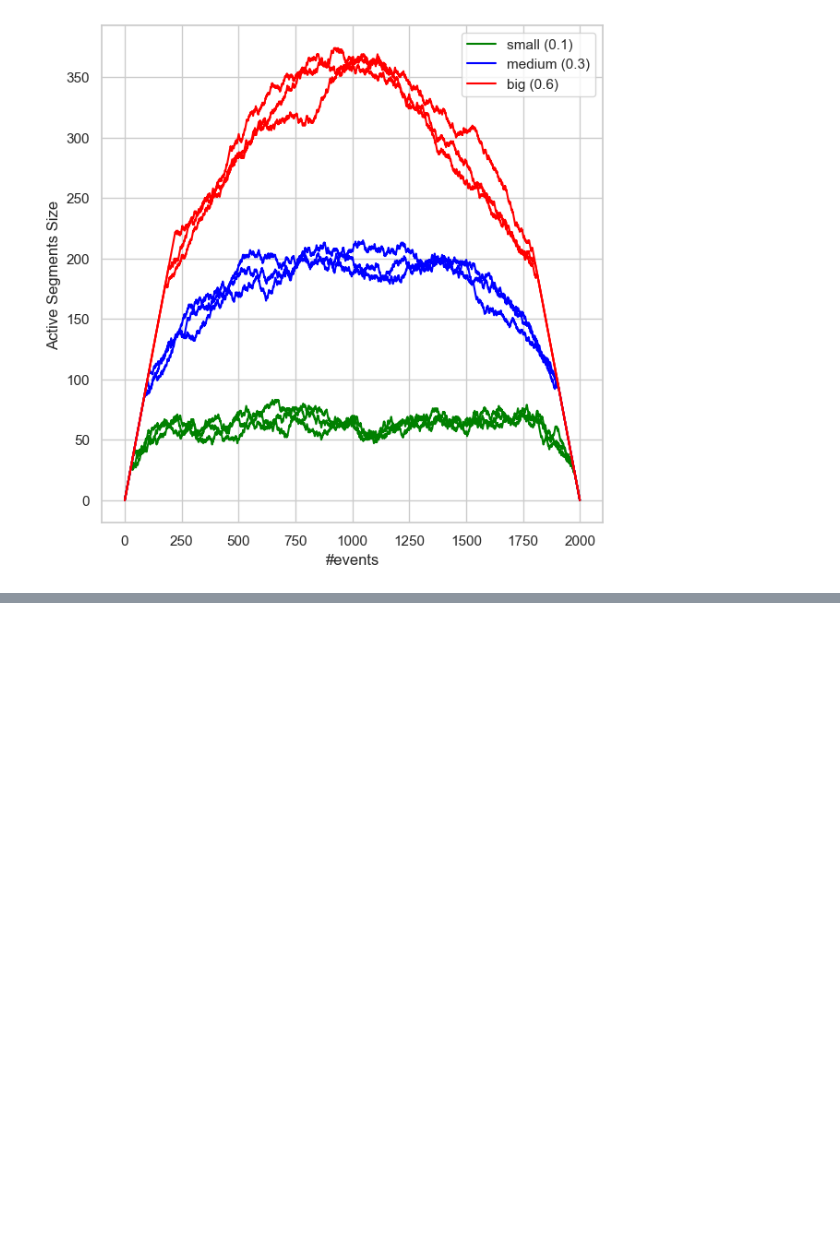
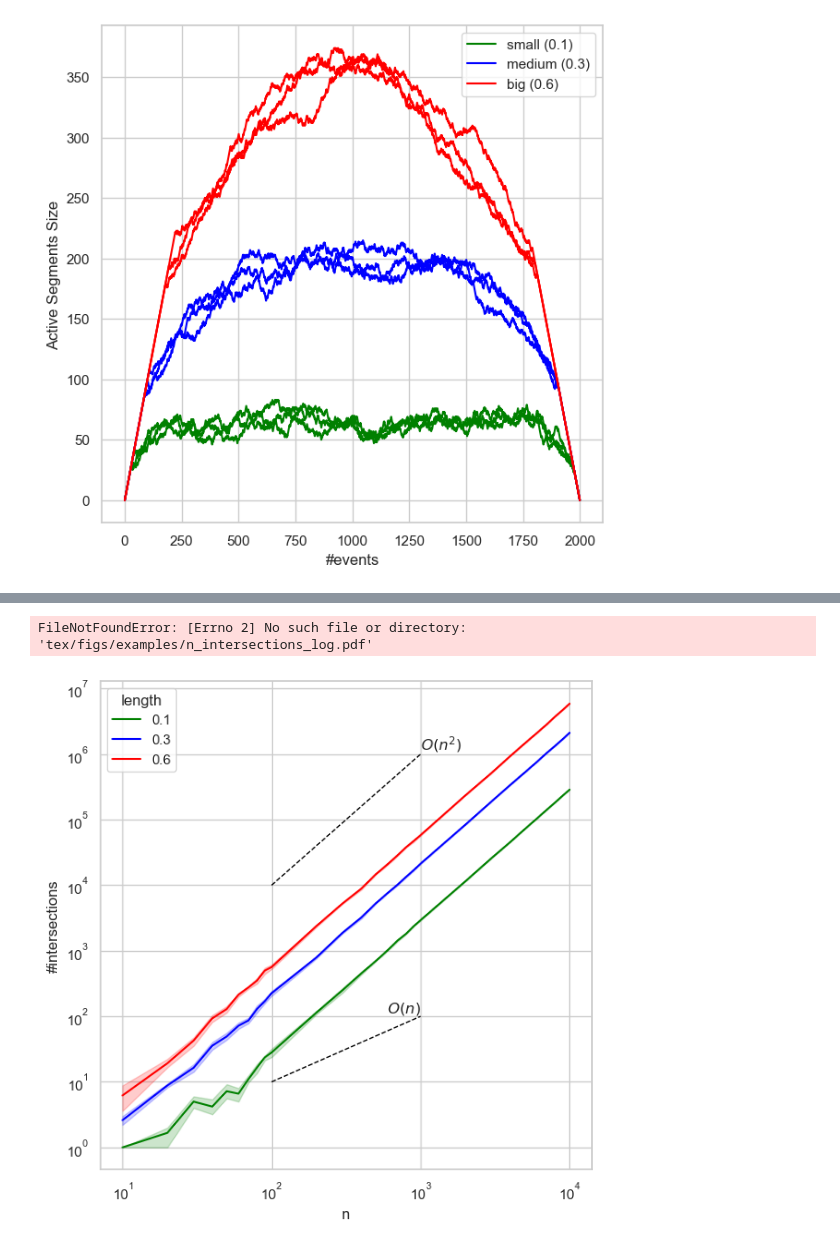
Before and after one commit to mtsodf/algoritmos, a Jupyter notebook: semana06/plots_semana06.ipynb, the cells around one changed output, grey strips where cells are left out. Drawn from its saved outputs; the diff is of its cells as text; code cells hidden in the pictures; blank space fills up the shorter version.

```diff
--- a/semana06/plots_semana06.ipynb
+++ b/semana06/plots_semana06.ipynb
@@ -283,0 +316,25 @@ for n in [100, 1000]:
+# %%
+
+fig, ax = plt.subplots(1, 1, figsize=(7,7))
+sns.lineplot(data=df_inter[df_inter.n_intersections > 0], x="n", y="n_intersections", ax=ax, hue="length", palette=["green", "blue", "red"])
+
+ax.set(xscale="log", yscale="log")
+
+y = 10000
+xs = [100, 1000]; ys = [y, y*pow(10, log10(xs[1]/xs[0])*2)]
+ax.plot(xs, ys, color="black", linestyle="dashed", linewidth=1)
+ax.text(xs[-1], ys[-1], "$O(n^{2})$", fontsize=12, verticalalignment="bottom")
+
+y = 10
+xs = [100, 1000]; ys = [y, y*pow(10, log10(xs[1]/xs[0])*1)]
+ax.plot(xs, ys, color="black", linestyle="dashed", linewidth=1)
+ax.text(xs[-1], ys[-1], "$O(n)$", fontsize=12, verticalalignment="bottom", horizontalalignment="right")
+
+ax.set_ylabel("#intersections")
+
+plt.savefig("tex/figs/exemplos/n_intersections_log.pdf", bbox_inches="tight")
+plt.show()
+plt.close()
+# %% [output]
+FileNotFoundError: [Errno 2] No such file or directory: 'tex/figs/examples/n_intersections_log.pdf'
+[figure, added]
```
Also changed, not shown: parts of 4 cells of this notebook, 5 other files.
